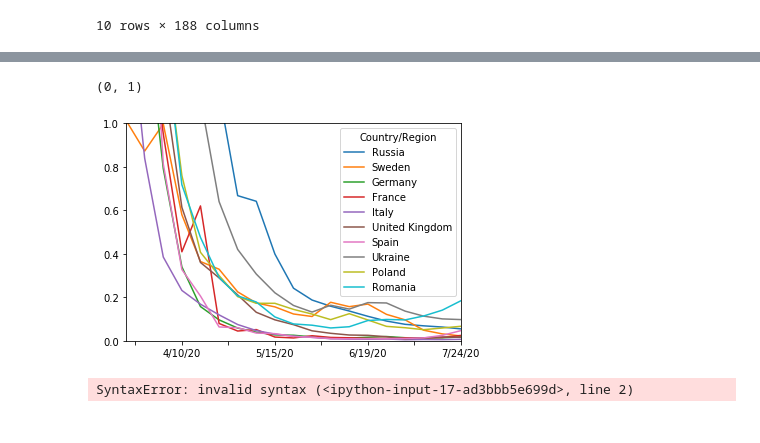
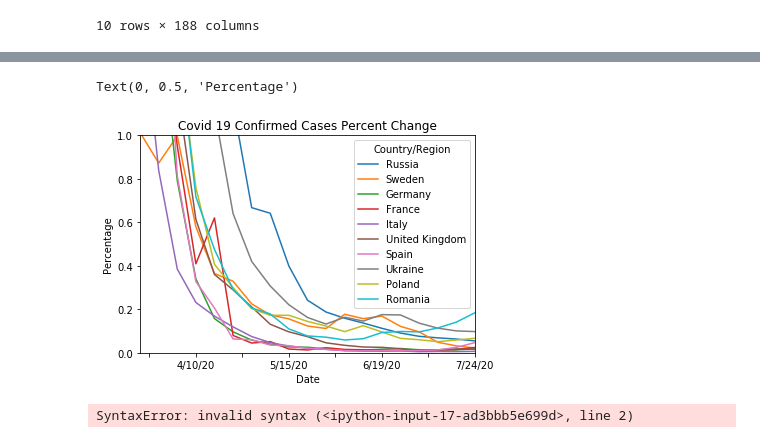
Before and after one commit to touch1295/PROJECT_1, a Jupyter notebook: cleaning.ipynb, the cells around one changed output, grey strips where cells are left out. Cells and saved outputs as stored; diff of their text form; code cells hidden in the pictures.

Commit message:
Adding labels to graphs

```diff
--- a/cleaning.ipynb
+++ b/cleaning.ipynb
@@ -201,10 +205,13 @@ percent_df
 # %%
 percent_df.plot();
 plt.xlim(2, 20)
 plt.ylim(0, 1)
+plt.title("Covid 19 Confirmed Cases Percent Change")
+plt.xlabel("Date")
+plt.ylabel("Percentage")
 # %% [output]
-(0, 1)
+Text(0, 0.5, 'Percentage')
-[figure, old version]
+[figure, new version]
 # %%
 cases = clean_europe.iloc[:,20]
 dates = clean_europe.iloc[]
```
Also changed, not shown: parts of 2 cells of this notebook, 2 other files.
